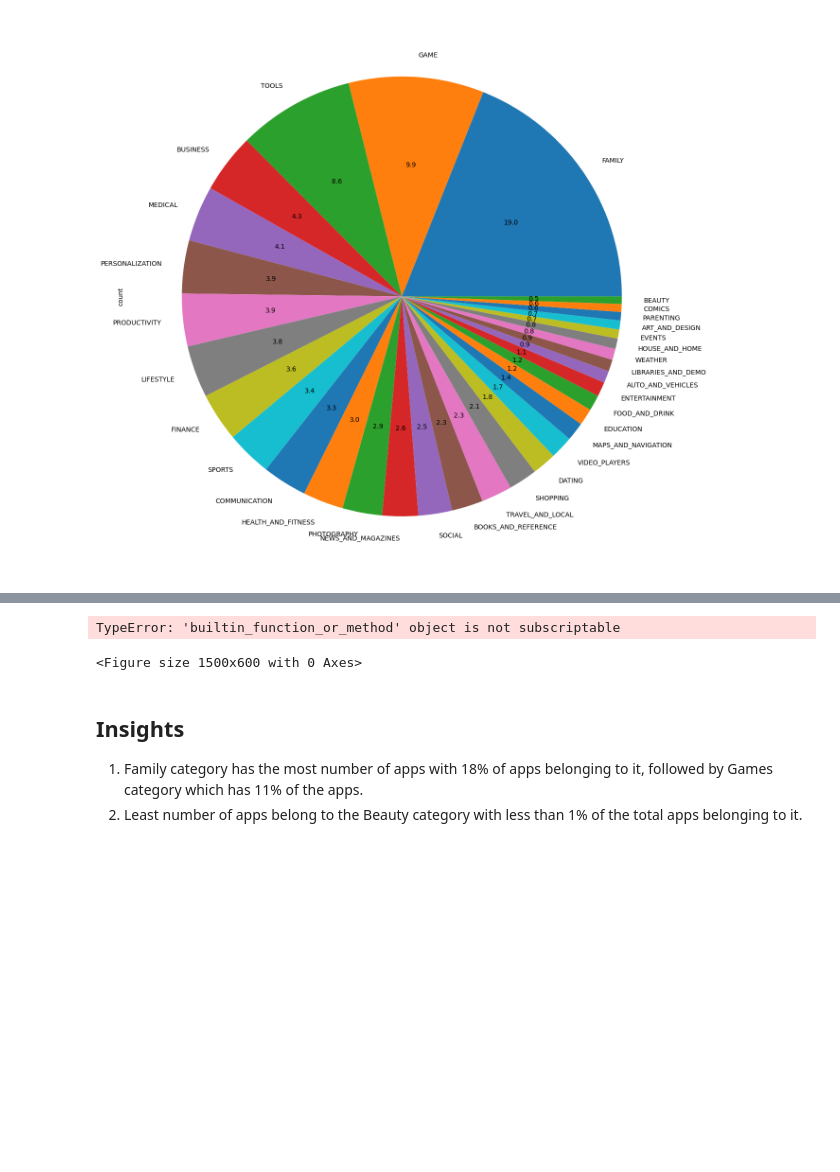
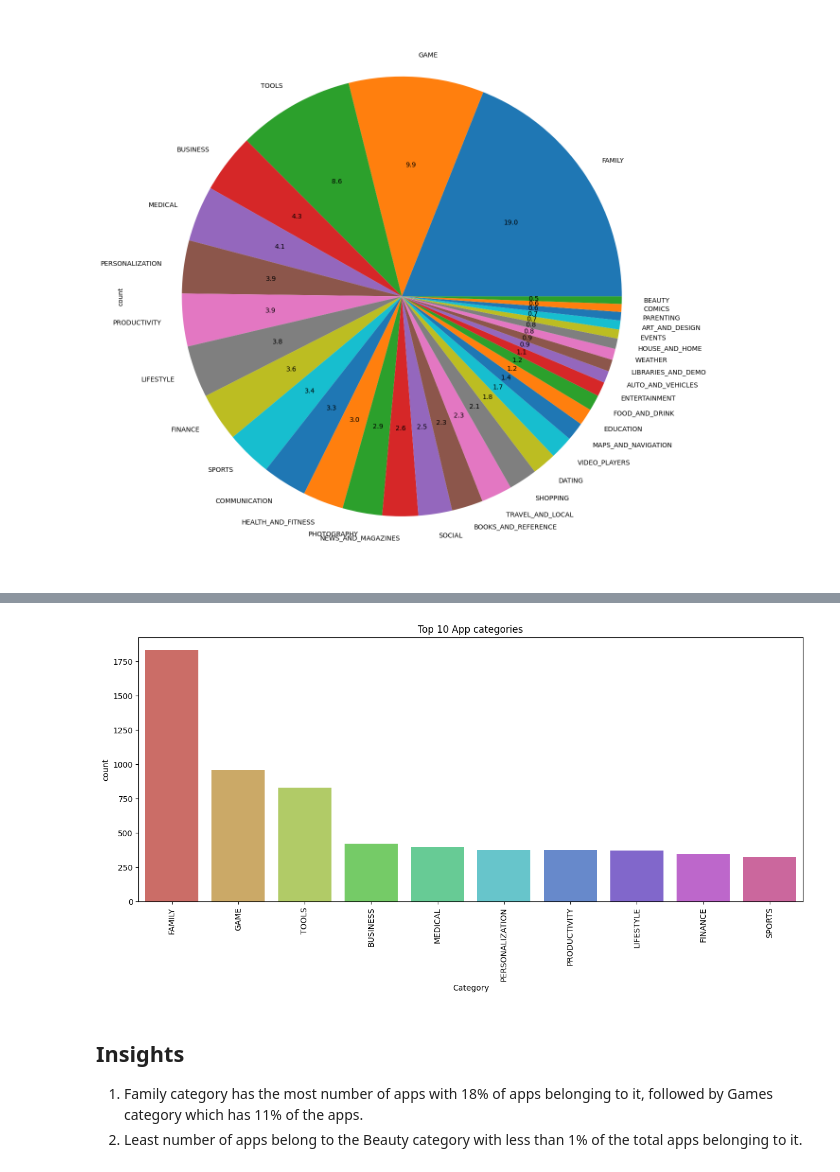
Before and after one commit to viki-patil/Exploratory-data-analysis, a Jupyter notebook: Google_Play_store.ipynb, the cells around one changed output, grey strips where cells are left out. Saved outputs shown, nothing was run; the diff lists cells and outputs as text; code cells hidden in the pictures; blank space fills up the shorter version.

Commit message:
Playstore data

```diff
--- a/Google_Play_store.ipynb
+++ b/Google_Play_store.ipynb
@@ -408,3 +411,6 @@ df_copy['Category'].value_counts().plot.pie(y=df_copy['Category'],figsize=(15,16
 # %% [output]
 <Axes: ylabel='count'>
 [figure]
+# %%
+category = pd.DataFrame(df_copy['Category'].value_counts())        #Dataframe of apps on the basis of category
+category.rename(columns = {'Category':'Count'},inplace=True)
@@ -411,14 +438,13 @@ df_copy['Category'].value_counts().plot.pie(y=df_copy['Category'],figsize=(15,16
 # %%
 
 ## top 10 app
 plt.figure(figsize=(15,6))
-sns.barplot(x=category.index[:10], y ='Count',data = category[:10],palette='hls')
+sns.barplot(x=category.index[:10], y ='count',data = category[:10],palette='hls')
 plt.title('Top 10 App categories')
 plt.xticks(rotation=90)
 plt.show()
 # %% [output]
-TypeError: 'builtin_function_or_method' object is not subscriptable
-<Figure size 1500x600 with 0 Axes>
+[figure, added]
 # %% [markdown]
 ## Insights
 1. Family category has the most number of apps with 18% of apps belonging to it, followed by Games category which has 11% of the apps.
```
Also changed, not shown: parts of 2 cells of this notebook.
